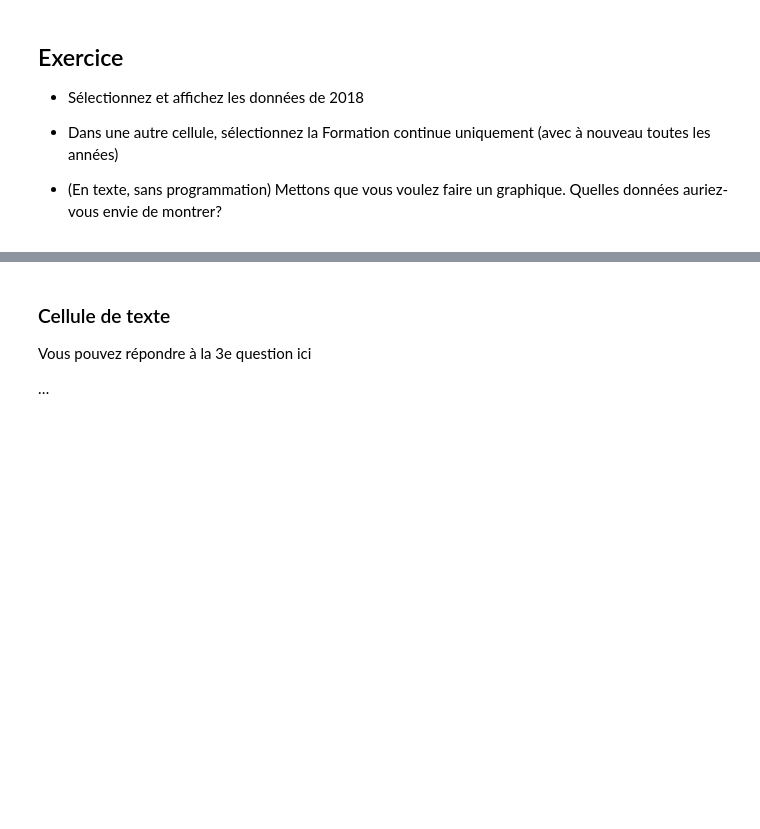
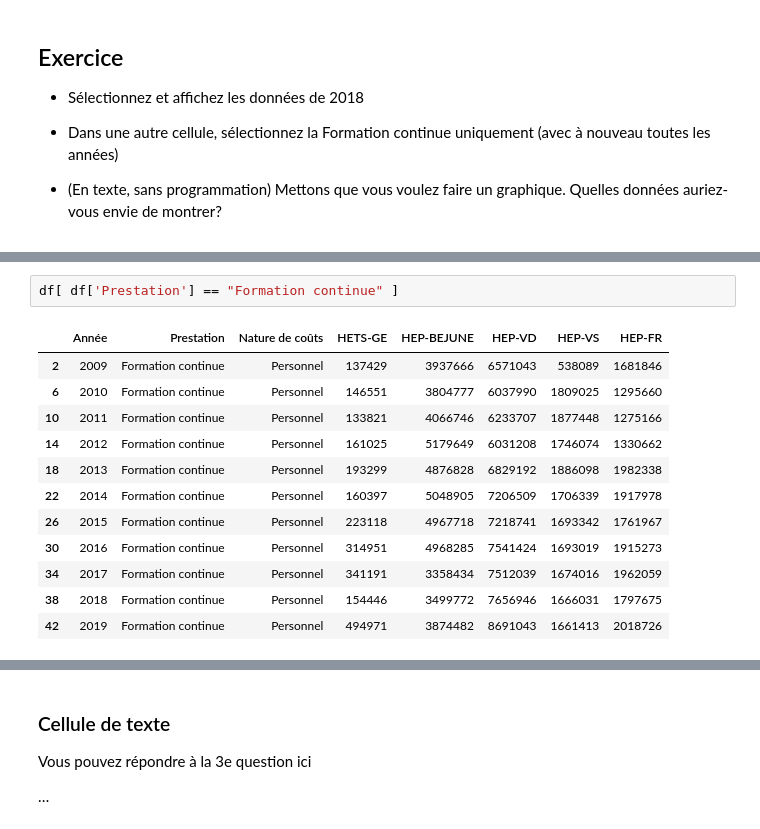
Before and after one commit to palrogg/course_sandbox, a Jupyter notebook: 1-Premiers-pas-avec-Pandas.ipynb, the cells around one changed output, grey strips where cells are left out. Cells and saved outputs as stored; diff of their text form; blank space fills up the shorter version.

```diff
--- a/1-Premiers-pas-avec-Pandas.ipynb
+++ b/1-Premiers-pas-avec-Pandas.ipynb
@@ -246,0 +275,15 @@ Peut-être qu’on peut tout diviser par un million?
+# %%
+df[ df['Prestation'] == "Formation continue" ]
+# %% [output]
+|  | Année | Prestation | Nature de coûts | HETS-GE | HEP-BEJUNE | HEP-VD | HEP-VS | HEP-FR |
+| 2 | 2009 | Formation continue | Personnel | 137429 | 3937666 | 6571043 | 538089 | 1681846 |
+| 6 | 2010 | Formation continue | Personnel | 146551 | 3804777 | 6037990 | 1809025 | 1295660 |
+| 10 | 2011 | Formation continue | Personnel | 133821 | 4066746 | 6233707 | 1877448 | 1275166 |
+| 14 | 2012 | Formation continue | Personnel | 161025 | 5179649 | 6031208 | 1746074 | 1330662 |
+| 18 | 2013 | Formation continue | Personnel | 193299 | 4876828 | 6829192 | 1886098 | 1982338 |
+| 22 | 2014 | Formation continue | Personnel | 160397 | 5048905 | 7206509 | 1706339 | 1917978 |
+| 26 | 2015 | Formation continue | Personnel | 223118 | 4967718 | 7218741 | 1693342 | 1761967 |
+| 30 | 2016 | Formation continue | Personnel | 314951 | 4968285 | 7541424 | 1693019 | 1915273 |
+| 34 | 2017 | Formation continue | Personnel | 341191 | 3358434 | 7512039 | 1674016 | 1962059 |
+| 38 | 2018 | Formation continue | Personnel | 154446 | 3499772 | 7656946 | 1666031 | 1797675 |
+| 42 | 2019 | Formation continue | Personnel | 494971 | 3874482 | 8691043 | 1661413 | 2018726 |
```
Also changed, not shown: parts of 7 cells of this notebook, 7 other files.
